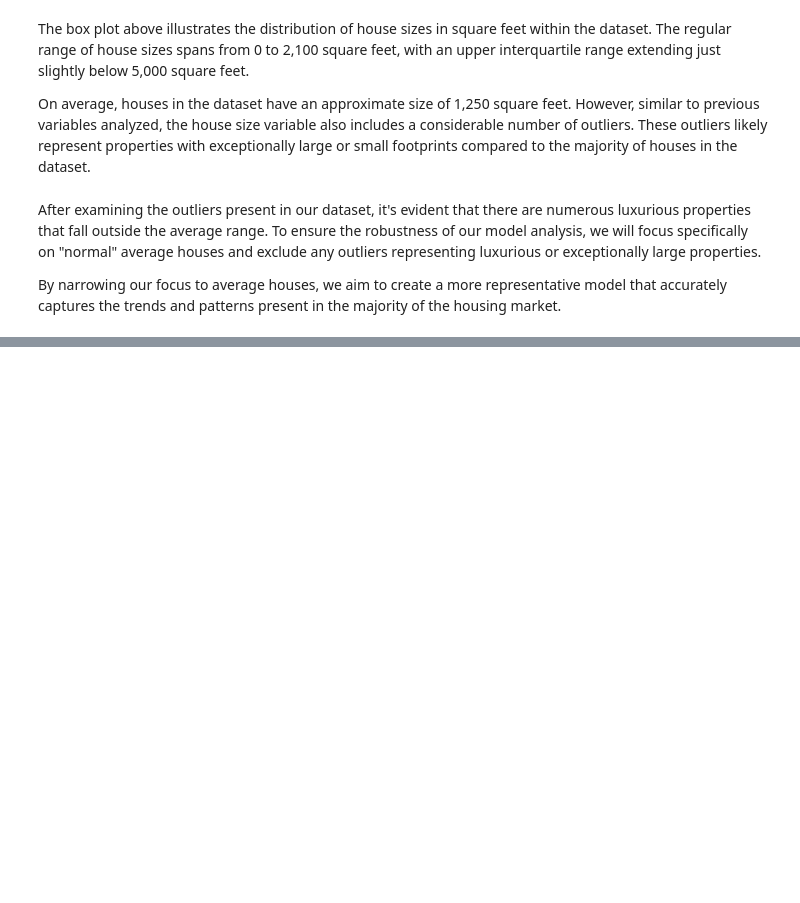
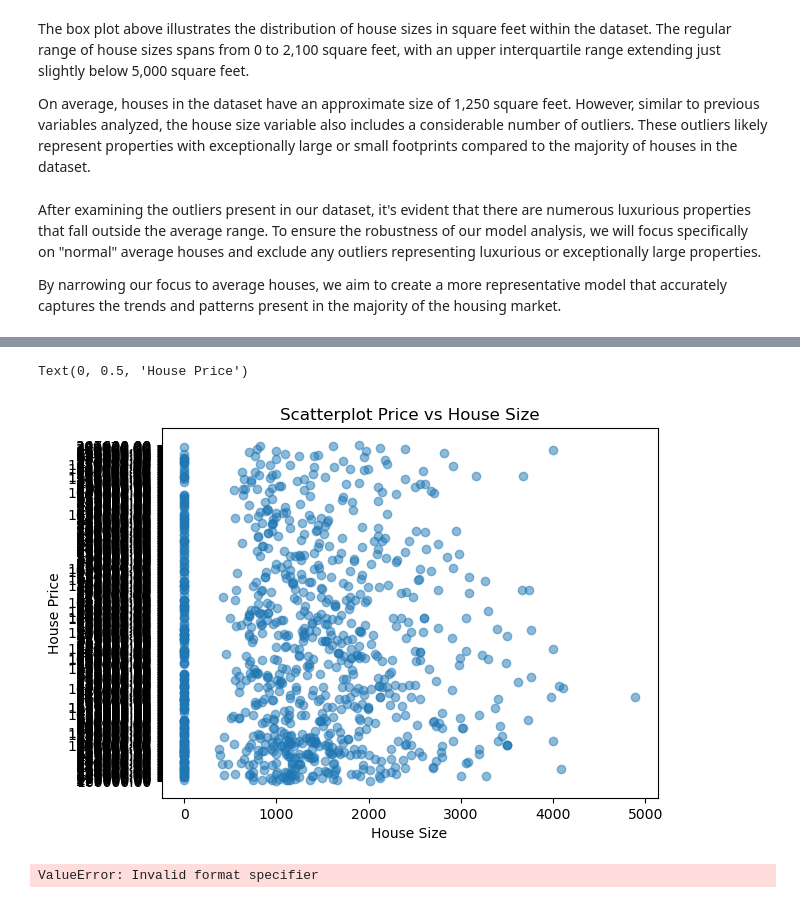
Before and after one commit to KimKarydas/House-Price-Prediction, a Jupyter notebook: US-real-estate.ipynb, the cells around one changed output, grey strips where cells are left out. Drawn from its saved outputs; the diff is of its cells as text; code cells hidden in the pictures; blank space fills up the shorter version.

```diff
--- a/US-real-estate.ipynb
+++ b/US-real-estate.ipynb
@@ -214,0 +271,26 @@ By narrowing our focus to average houses, we aim to create a more representative
+# %%
+#Create a sample for the scatterplot
+sample_size = 1000
+
+#Create sample DF
+sample_df = df_filtered.sample(n=sample_size, replace = True)
+
+#Optionally, reset the index
+sample_df.reset_index(drop=True, inplace=True)
+# %%
+#Create a scatter plot
+plt.scatter(sample_df['house_size'], sample_df['price'], alpha=0.5)
+
+#Set title and labels
+plt.title('Scatterplot Price vs House Size')
+plt.xlabel('House Size')
+plt.ylabel('House Price')
+# %% [output]
+Text(0, 0.5, 'House Price')
+[figure, added]
+# %%
+#List average House price per satete
+average_house_price = df.groupby('state')['price'].mean().reset_index()
+print(average_house_price)
+# %% [output]
+ValueError: Invalid format specifier
```
Also changed, not shown: parts of 15 cells of this notebook.
